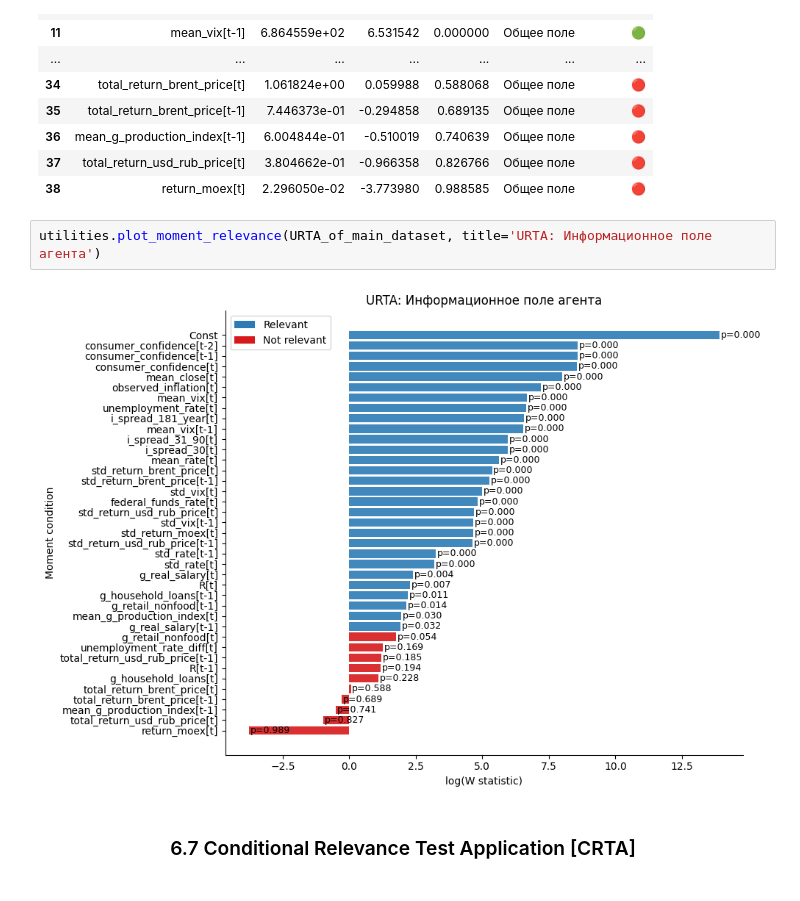
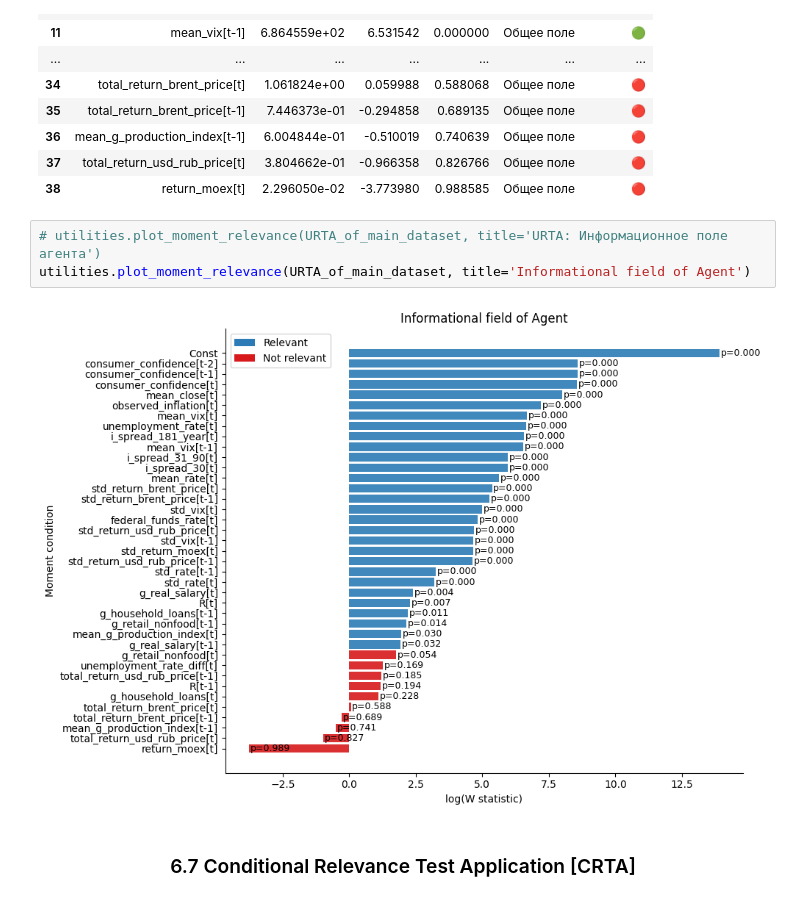
Before and after one commit to KoRoJIeBu4/REDUNDANCY-TESTS-OF-MOMENT-CONDITIONS-APPLIED-TO-MACROECONOMIC-MODELS, a Jupyter notebook: main.ipynb, the cells around one changed output. Drawn from its saved outputs; the diff is of its cells as text.

```diff
--- a/main.ipynb
+++ b/main.ipynb
@@ -1191,9 +1191,10 @@ URTA_of_main_dataset
 | 37 | total_return_usd_rub_price[t] | 3.804662e-01 | -0.966358 | 0.826766 | Общее поле | 🔴 |
 | 38 | return_moex[t] | 2.296050e-02 | -3.773980 | 0.988585 | Общее поле | 🔴 |
 # %%
-utilities.plot_moment_relevance(URTA_of_main_dataset, title='URTA: Информационное поле агента')
+# utilities.plot_moment_relevance(URTA_of_main_dataset, title='URTA: Информационное поле агента')
+utilities.plot_moment_relevance(URTA_of_main_dataset, title='Informational field of Agent')
 # %% [output]
-[figure, old version]
+[figure, new version]
 # %% [markdown]
 ### <center> 6.7 Conditional Relevance Test Application [CRTA] <center>
 # %%
```
Also changed, not shown: parts of 15 cells of this notebook, 11 other files.
